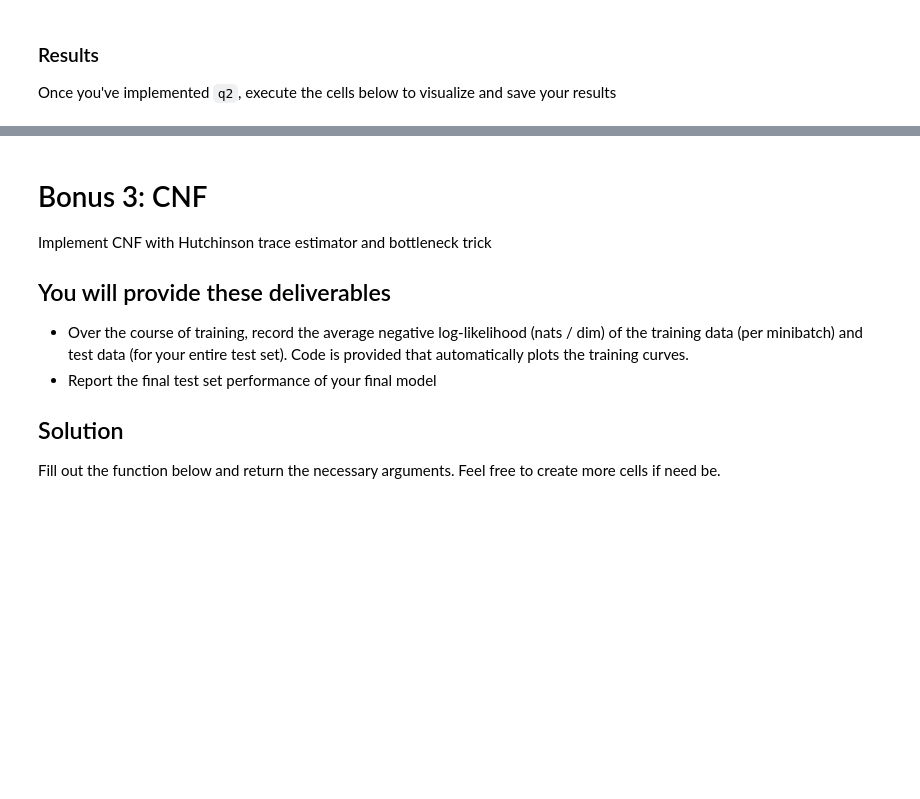
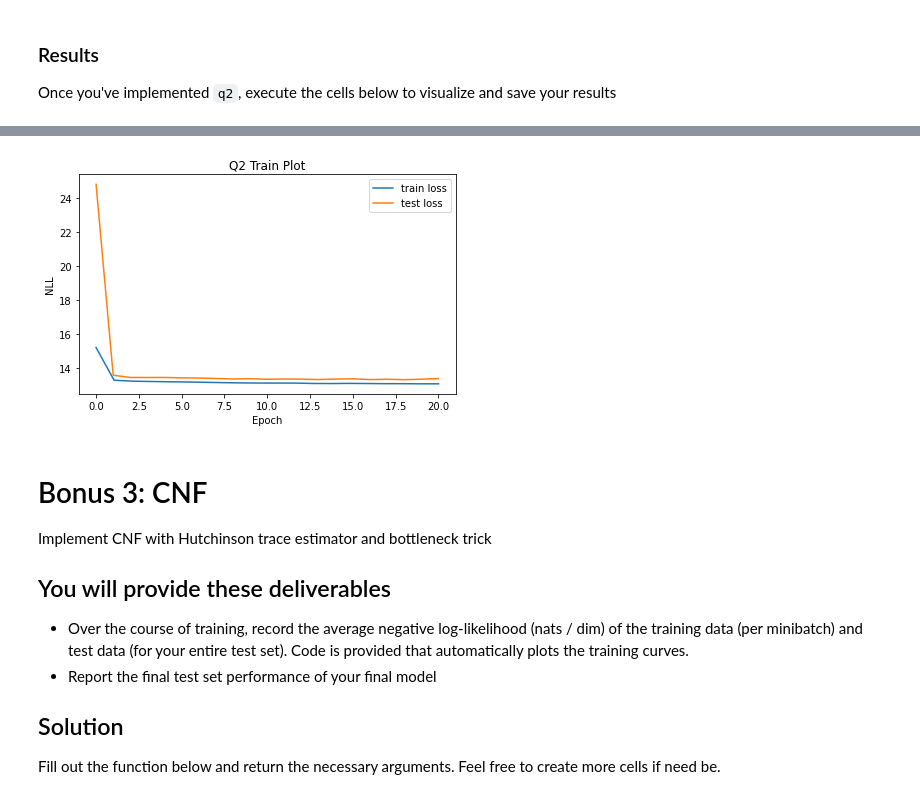
Before and after one commit to Stasiche/dul_2021, a Jupyter notebook: Homework4_cnf.ipynb, the cells around one changed output, grey strips where cells are left out. Cells and saved outputs as stored; diff of their text form; code cells hidden in the pictures; blank space fills up the shorter version.

Commit message:
add HCNF

```diff
--- a/Homework4_cnf.ipynb
+++ b/Homework4_cnf.ipynb
@@ -156,20 +157,29 @@ Implement CNF with Hutchinson trace estimator.
 
 Fill out the function below and return the necessary arguments. Feel free to create more cells if need be.
 # %%
-# def q2(train_data, test_data):
-#   """
-#   train_data: An (n_train, 10) numpy array of floats in R^10
-#   test_data: An (n_test, 10) numpy array of floats in R^10
-#   dset_id: An identifying number of which dataset is given (1 or 2). Most likely
-#              used to set different hyperparameters for different datasets, or
-#              for plotting a different region of densities
+def q2(train_data, test_data):
+    """
+    train_data: An (n_train, 10) numpy array of floats in R^10
+    test_data: An (n_test, 10) numpy array of floats in R^10
+    dset_id: An identifying number of which dataset is given (1 or 2). Most likely
+             used to set different hyperparameters for different datasets, or
+             for plotting a different region of densities
 
-#   Returns
-#   - a (# of training iterations,) numpy array of train_losses evaluated every minibatch
-#   - a (# of epochs + 1,) numpy array of test_losses evaluated once at initialization and after each epoch
-#   """
+    Returns
+    - a (# of training iterations,) numpy array of train_losses evaluated every minibatch
+    - a (# of epochs + 1,) numpy array of test_losses evaluated once at initialization and after each epoch
+    """
+    model = HCNF(train_data.shape[1], hidden_dim=32, width=3, tol=1e-2).to(device)
 
-#   """ YOUR CODE HERE """
+    train_data = torch.tensor(train_data.astype(np.float32))
+    test_data = torch.tensor(test_data.astype(np.float32))
+
+    train_dataloader = data.DataLoader(train_data, batch_size=128, shuffle=True)
+    test_dataloader = data.DataLoader(test_data, batch_size=128, shuffle=False)
+
+    _, losses = model.fit(train_dataloader, test_dataloader, epochs=20, lr=1e-3)
+
+    return losses["train"], losses["test"]
 # %% [markdown]
 ### Results
 
@@ -178,0 +187,3 @@ Once you've implemented `q2`, execute the cells below to visualize and save your
+# %%
+q2_save_results(q2)
+# %% [output]
@@ -179,3 +191,4 @@ Once you've implemented `q2`, execute the cells below to visualize and save your
+[figure, added]
 # %% [markdown]
 # Bonus 3: CNF
 
```
Also changed, not shown: parts of 7 cells of this notebook.
